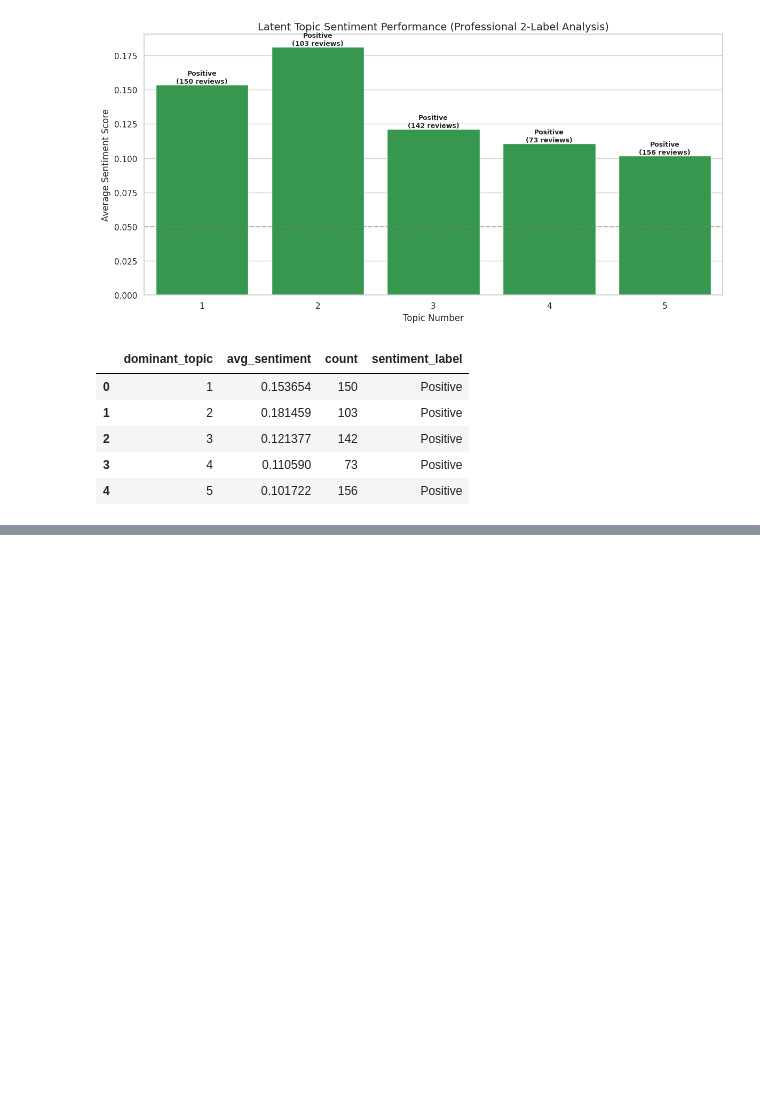
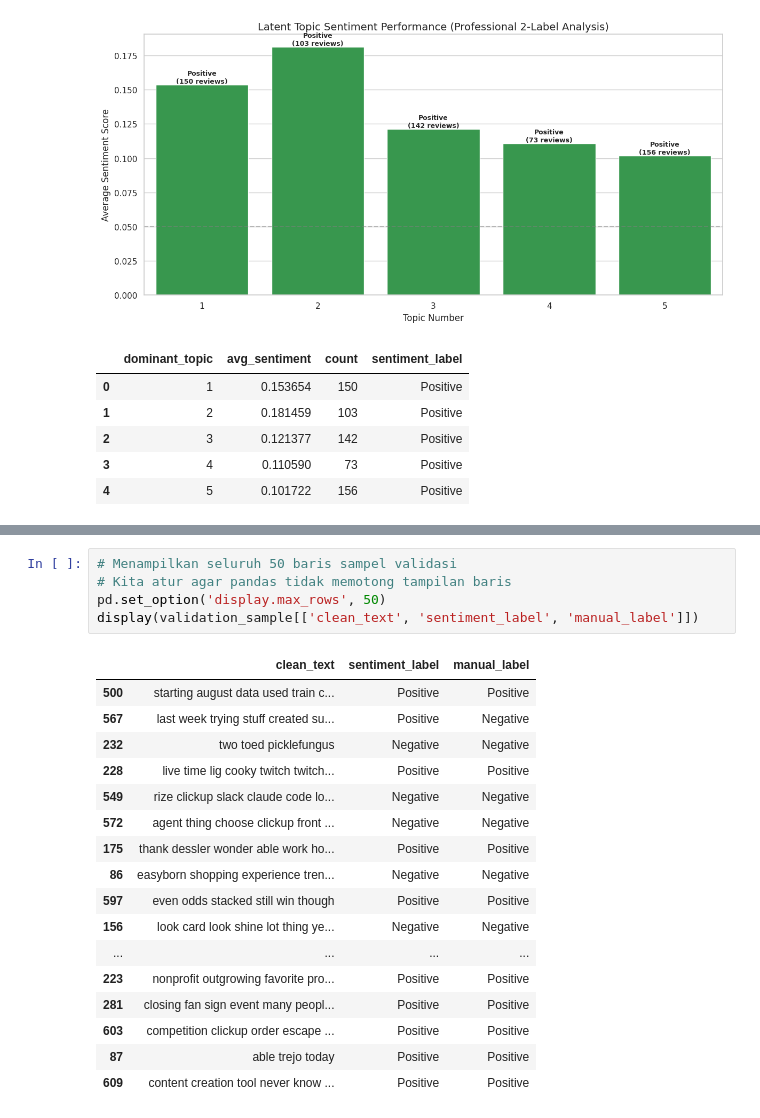
Before and after one commit to LatiefDataVisionary/pm-tools-absa-analysis, a Jupyter notebook: notebook/absa_x.ipynb, the cells around one changed output, grey strips where cells are left out. Drawn from its saved outputs; the diff is of its cells as text; blank space fills up the shorter version.

```diff
--- a/notebook/absa_x.ipynb
+++ b/notebook/absa_x.ipynb
@@ -1336,0 +1370,23 @@ Passing `palette` without assigning `hue` is deprecated and will be removed in v
+# %%
+# Menampilkan seluruh 50 baris sampel validasi
+# Kita atur agar pandas tidak memotong tampilan baris
+pd.set_option('display.max_rows', 50)
+display(validation_sample[['clean_text', 'sentiment_label', 'manual_label']])
+# %% [output]
+|  | clean_text | sentiment_label | manual_label |
+| 500 | starting august data used train c... | Positive | Positive |
+| 567 | last week trying stuff created su... | Positive | Negative |
+| 232 | two toed picklefungus | Negative | Negative |
+| 228 | live time lig cooky twitch twitch... | Positive | Positive |
+| 549 | rize clickup slack claude code lo... | Negative | Negative |
+| 572 | agent thing choose clickup front ... | Negative | Negative |
+| 175 | thank dessler wonder able work ho... | Positive | Positive |
+| 86 | easyborn shopping experience tren... | Negative | Negative |
+| 597 | even odds stacked still win though | Positive | Positive |
+| 156 | look card look shine lot thing ye... | Negative | Negative |
+| ... | ... | ... | ... |
+| 223 | nonprofit outgrowing favorite pro... | Positive | Positive |
+| 281 | closing fan sign event many peopl... | Positive | Positive |
+| 603 | competition clickup order escape ... | Positive | Positive |
+| 87 | able trejo today | Positive | Positive |
+| 609 | content creation tool never know ... | Positive | Positive |
```
Also changed, not shown: parts of 5 cells of this notebook.
